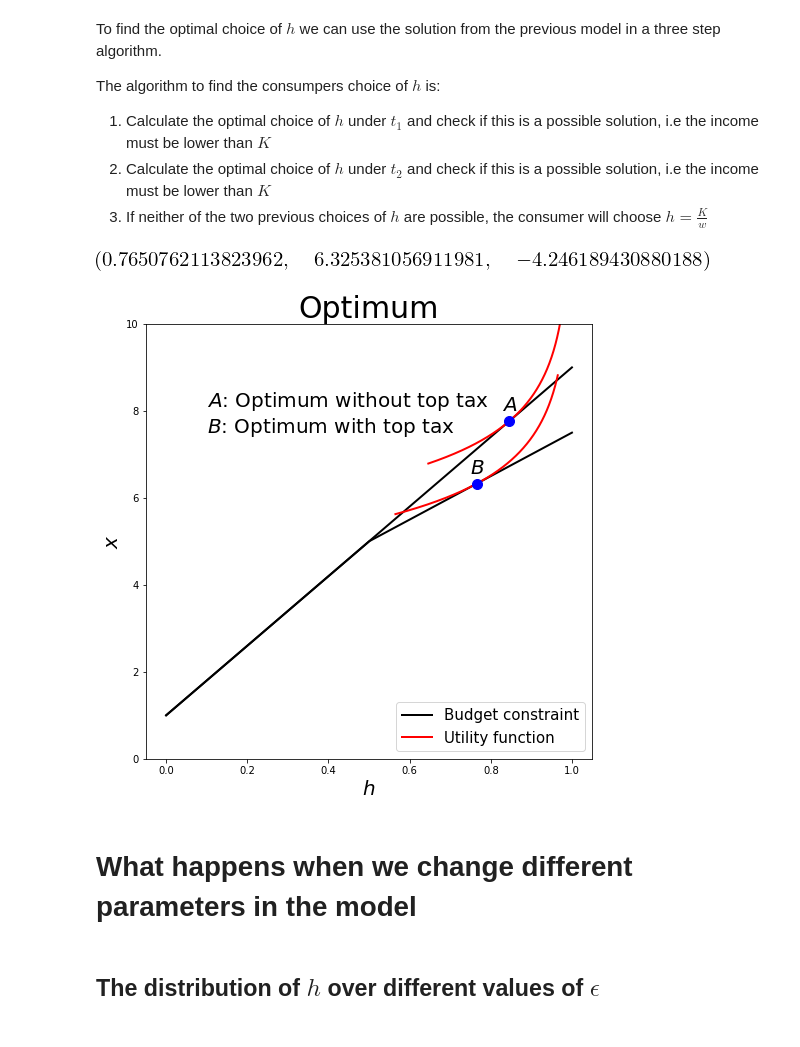
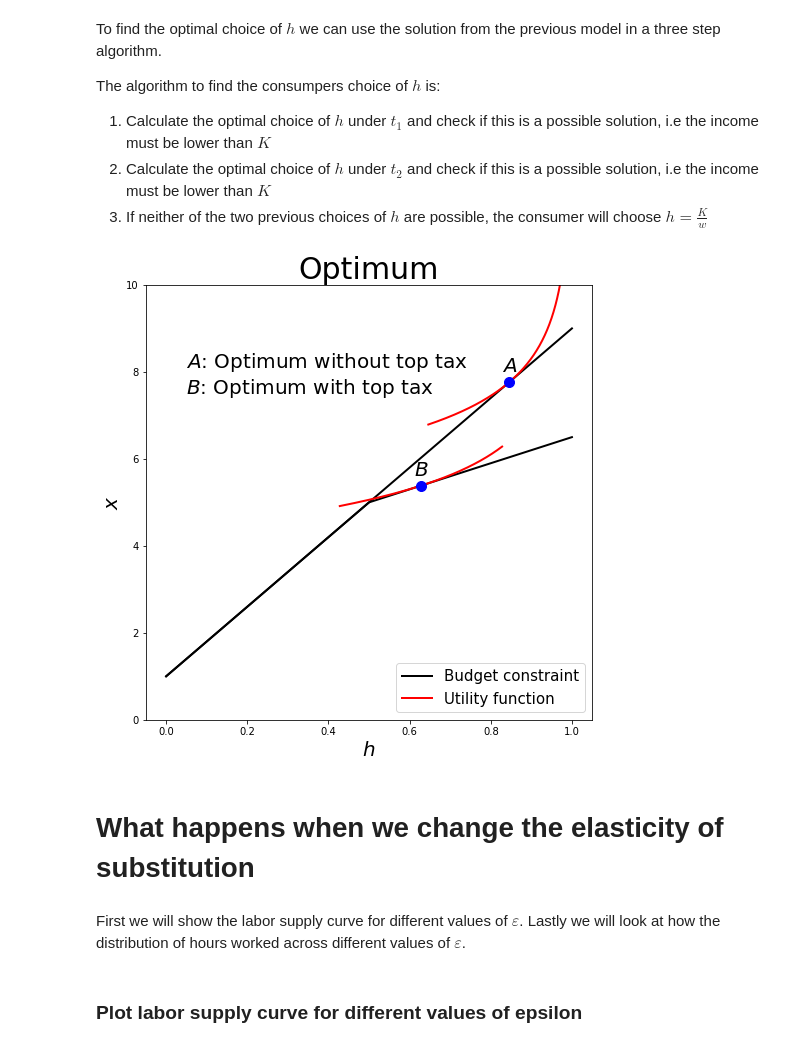
Before and after one commit to NumEconCopenhagen/projects-2019-tobias_jacob_sandru, a Jupyter notebook: modelproject/modelproject.ipynb, the cells around one changed output. Cells and saved outputs as stored; diff of their text form; code cells hidden in the pictures.

```diff
--- a/modelproject/modelproject.ipynb
+++ b/modelproject/modelproject.ipynb
@@ -108,17 +128,29 @@ sol
 # %%
-# Turn solution into Python function
+# Turn the optimal level of h into a Python function.
 _sol_func=sm.lambdify((tw,w,epsilon),sol[0])
 def sol_func(tw=0.2,w=10,epsilon=-0.9,a=2,t0=1):
+    #First we calculate the optimal level of h
     opt_h=_sol_func(tw,w,epsilon)
+    #Then we calculate the level of consumption by inserting the optimal h into the budget constraint
     opt_x=(1-tw)*w*opt_h-t0+a
-    opt_u=opt_x+1/(1+1/epsilon)*(1-opt_h)**(1+1/epsilon)
+    #Lastly we calculate the implied utility
+    opt_u=opt_x+1/(1+1/(epsilon))*(1-opt_h)**(1+1/(epsilon))
     return opt_h, opt_x, opt_u
 
 # find optimum for hours worked, concsumption level and the implied utility
+        #We use the standard parameters specified in the function
 optimal_h,optimal_x,optimal_u=sol_func()
+print('Optimal level of h, before tax change','%.2f' % optimal_h)
+print('Optimal level of x, before tax change','%.2f' % optimal_x)
+print('Implied utility, before tax change','%.2f' % optimal_u)
 
-# find optimum for hours worked, consumption level and the implied utility when the tax increases
+# find optimum for hours worked, consumption level and the implied utility when the tax increases from 20 pct. to 50 pct.
 optimal_h_tax,optimal_x_tax,optimal_u_tax=sol_func(tw=0.5)
+print('Optimal level of h, before tax change','%.2f' % optimal_h_tax)
+print('Optimal level of x, before tax change','%.2f' % optimal_x_tax)
+print('Implied utility, before tax change','%.2f' % optimal_u_tax)
 
-sol_func()
+#Find the changes in h and x:
+print('Total change, h:',"%.2f" % (optimal_h-optimal_h_tax))
+print('Total change, x:',"%.2f" % (optimal_x-optimal_x_tax))
 # %% [output]
@@ -253,32 +335,3 @@ The algorithm to find the consumpers choice of $h$ is:
 1. Calculate the optimal choice of $h$ under $t_{1}$ and check if this is a possible solution, i.e the income must be lower than $K$
 2. Calculate the optimal choice of $h$ under $t_{2}$ and check if this is a possible solution, i.e the income must be lower than $K$
 3. If neither of the two previous choices of $h$ are possible, the consumer will choose $h=\frac{K}{w}$
-# %%
-def sol_func_top_tax(f,ta=0.2,tb=0.5,w=10,epsilon=-0.9,a=2,t0=1,K=5):
-    #Tax below
-    opt_h_below=f(tw=ta,epsilon=epsilon)
-
-     #Tax above
-    opt_h_above=f(tw=tb,epsilon=epsilon)
-
-    #Tax kink
-    opt_h_kink=K/w
-
-    if opt_h_below[0]*w<K:
-        opt_h=opt_h_below[0]
-
-    elif opt_h_above[0]*w>K:
-        opt_h=opt_h_above[0]
-
-    else:
-        opt_h=opt_h_kink
-
-    opt_x=(1-ta)*min(w*opt_h,K)+(1-tb)*max(w*opt_h-K,0)-t0+a
-    opt_u=opt_x+1/(1+1/epsilon)*(1-opt_h)**(1+1/epsilon)
-
-    return opt_h, opt_x, opt_u
-
-optimal_h_top,optimal_x_top,optimal_u_top=sol_func_top_tax(sol_func)
-sol_func_top_tax(sol_func)
-# %% [output]
-[figure, removed]
@@ -285,45 +341,51 @@ sol_func_top_tax(sol_func)
 # %%
-def budget_cons_top_tax(h,ta=0.2,tb=0.5,w=10,a=2,t0=1,K=5):
-    return (1-ta)*min(w*h,K)+(1-tb)*max(w*h-K,0)-t0+a
-
-#before tax increase
+#Budget line with top tax
 budget_line_top=[]
 for i in grid:
     budget_line_top.append(budget_cons_top_tax(i))
 
+#Grid around optimum with top tax
 grid_b_top = np.linspace(optimal_h_top-0.2,optimal_h_top+0.2,500)
-u_func_top=utility_function(grid_b_top,optimal_u_top,epsilon=-0.9)
+
+#Utility function with top tax
+u_func_top=comp_cons(grid_b_top,optimal_u_top)
 # %%
+#create figure
 fig = plt.figure(figsize=(8,8))
-
 ax = fig.add_subplot(1,1,1)
 
+#Plot the optimum before tax, where we just use the results from the previous section
 ax.plot(grid,budget_line,lw=2,linestyle='-',color='black',label='Budget constraint',zorder=-1)
 ax.plot(grid_b,u_func_opt,lw=2,linestyle='-',color='red',label='Utility function',zorder=-1)
 
+#Plot the new optimum
 ax.plot(grid,budget_line_top,lw=2,linestyle='-',color='black',zorder=-1)
 ax.plot(grid_b_top,u_func_top,lw=2,linestyle='-',color='red',zorder=-1)
 
-
+# Add a dot in optimum before top tax
 plt.scatter(optimal_h, optimal_x, s=100, zorder=1,marker="o",color='blue')
 plt.annotate('$A$',xy=(optimal_h, optimal_x),xytext=(-7,10),textcoords='offset points',fontsize=20)
 
-
+# Add a dot i optimum with top tax
 plt.scatter(optimal_h_top, optimal_x_top, s=100, zorder=1,marker="o",color='blue')
 plt.annotate('$B$',xy=(optimal_h_top, optimal_x_top),xytext=(-7,10),textcoords='offset points',fontsize=20,)
 
-plt.text(0.1, 7.5,'$A$: Optimum without top tax \n$B$: Optimum with top tax', fontsize=20)
+#Add notes
+plt.text(0.05, 7.5,'$A$: Optimum without top tax \n$B$: Optimum with top tax', fontsize=20)
 
+#Set layout settings
 ax.set_ylim([0,10]);
 ax.legend(loc='lower right',fontsize=15)
 
 ax.set_xlabel('$h$',fontsize=20)
 ax.set_ylabel('$x$',fontsize=20)
 ax.set_title('Optimum',fontsize=30)
 plt.show()
 # %% [output]
-[figure, old version]
+[figure, new version]
 # %% [markdown]
-# What happens when we change different parameters in the model
+# What happens when we change the elasticity of substitution
+# %% [markdown]
+First we will show the labor supply curve for different values of $\varepsilon$. Lastly we will look at how the distribution of hours worked across different values of $\varepsilon$.
 # %% [markdown]
-## The distribution of $h$ over different values of $\epsilon$
+### Plot labor supply curve for different values of epsilon
```
Also changed, not shown: parts of 45 cells of this notebook, 2 other files.
